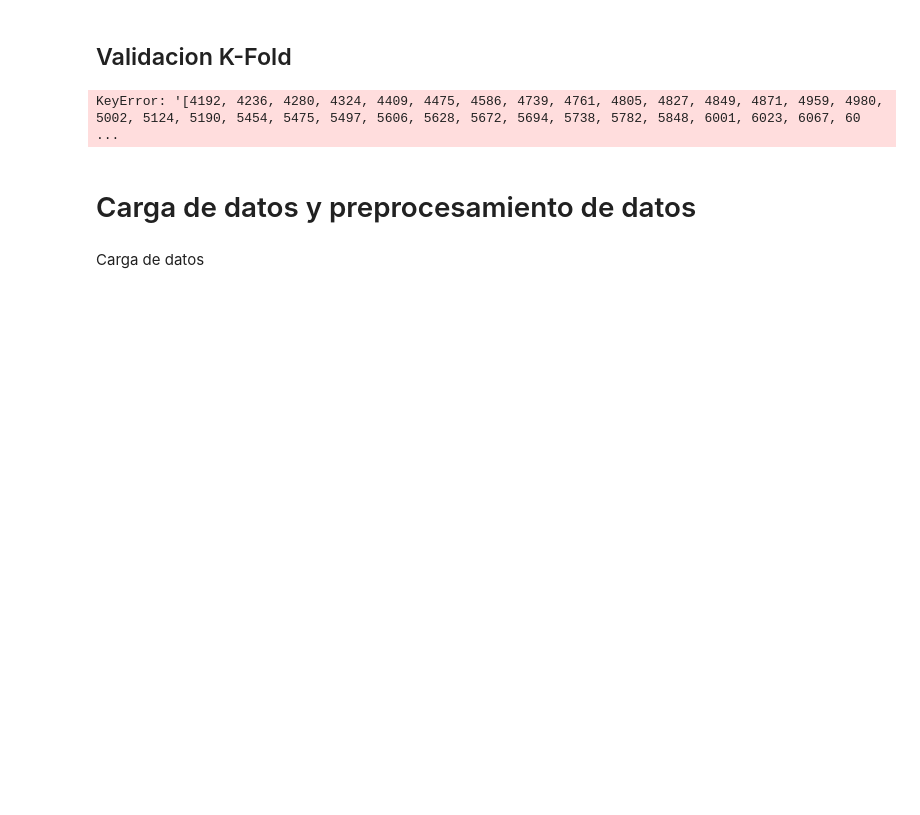
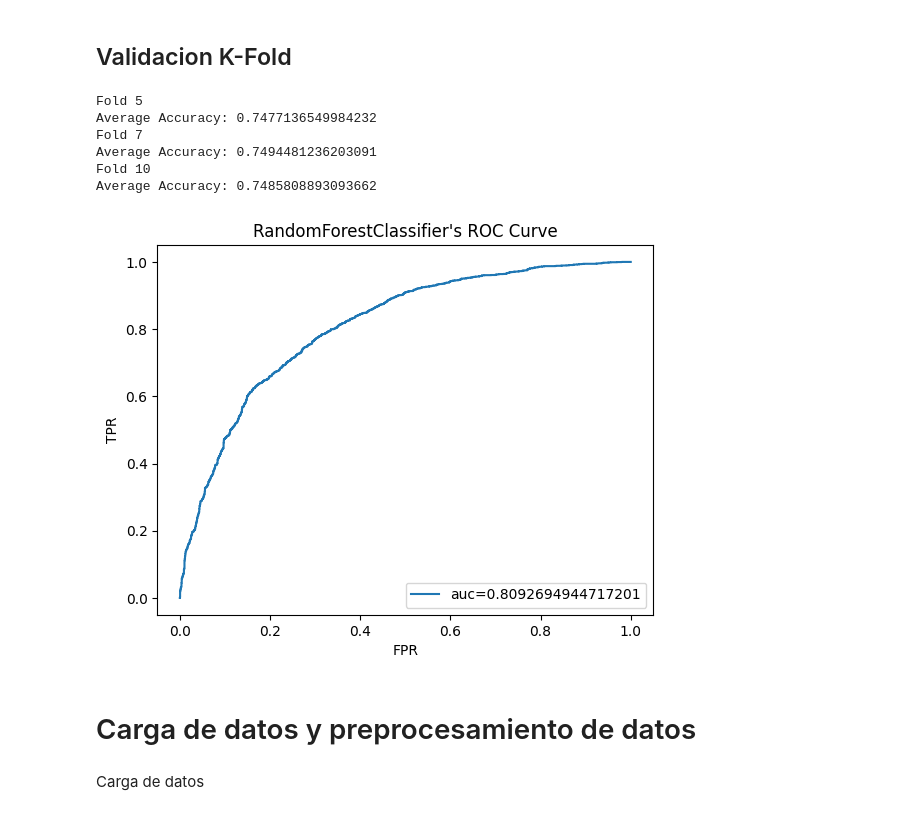
Before and after one commit to echovl/in-vehicle-coupon-recommendation, a Jupyter notebook: codigo_final_ml.ipynb, the cells around one changed output. Cells and saved outputs as stored; diff of their text form; code cells hidden in the pictures; blank space fills up the shorter version.

```diff
--- a/codigo_final_ml.ipynb
+++ b/codigo_final_ml.ipynb
@@ -139,10 +152,20 @@ for k in folds:
 
   print(f"Fold {k}")
   print(f"Average Accuracy: {accuracy}")
-
-base_rf_model.fit(x_train_base, y_test_base)
 # %% [output]
-KeyError: '[4192, 4236, 4280, 4324, 4409, 4475, 4586, 4739, 4761, 4805, 4827, 4849, 4871, 4959, 4980, 5002, 5124, 5190, 5454, 5475, 5497, 5606, 5628, 5672, 5694, 5738, 5782, 5848, 6001, 6023, 6067, 60 ...
+Fold 5
+Average Accuracy: 0.7477136549984232
+Fold 7
+Average Accuracy: 0.7494481236203091
+Fold 10
+Average Accuracy: 0.7485808893093662
+# %%
+# Entrenamos el model base con el dataset de entrenamiento
+base_rf_model.fit(x_train_base, y_train_base)
+
+plot_roc_curve(base_rf_model, x_test_base, y_test_base)
+# %% [output]
+[figure, added]
 # %% [markdown]
 # Carga de datos y preprocesamiento de datos
 # %% [markdown]
```
Also changed, not shown: parts of 18 cells of this notebook.
